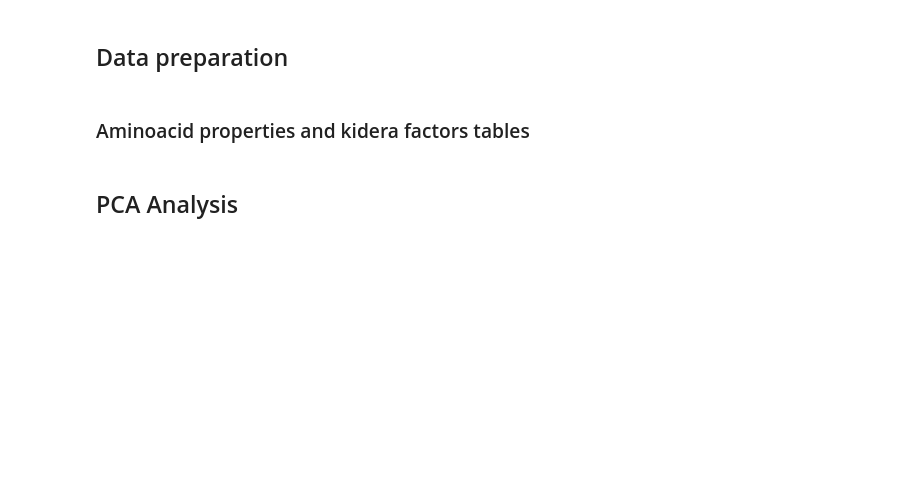
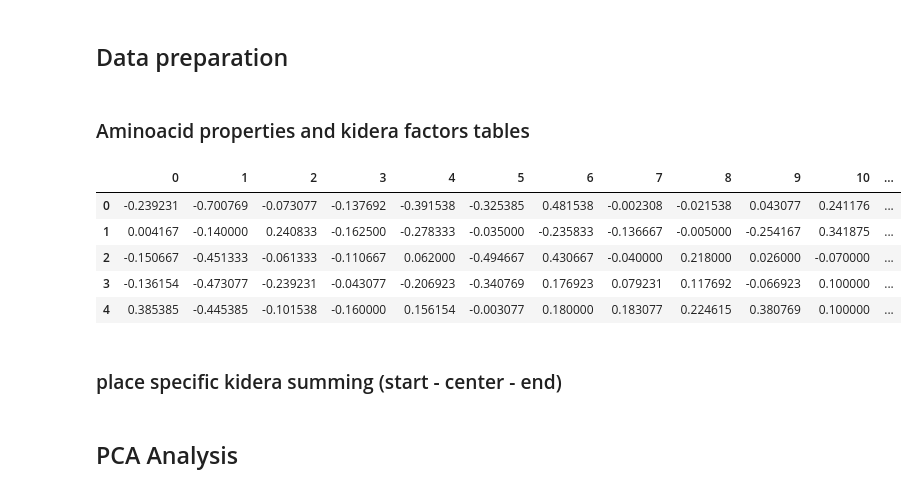
Before and after one commit to antigenomics/tcr-pairing-preferences, a Jupyter notebook: main.ipynb, the cells around one changed output. Saved outputs shown, nothing was run; the diff lists cells and outputs as text; code cells hidden in the pictures; blank space fills up the shorter version.

```diff
--- a/main.ipynb
+++ b/main.ipynb
@@ -190,3 +190,14 @@ for i in range(n_samples):
 # %%
 alpha_length = np.array([len(protein) for protein in data[:, 0]])
 beta_length = np.array([len(protein) for protein in data[:, 1]])
+# %%
+mean_kidera_pd = pd.DataFrame(np.concatenate([alpha_mean_kidera, beta_mean_kidera], axis=1))
+letters_pd = pd.DataFrame(np.concatenate([alpha_letters, beta_letters], axis=1))
+mean_kidera_pd.head()
+# %% [output]
+|  | 0 | 1 | 2 | 3 | 4 | 5 | 6 | 7 | 8 | 9 | 10 | ... |
+| 0 | -0.239231 | -0.700769 | -0.073077 | -0.137692 | -0.391538 | -0.325385 | 0.481538 | -0.002308 | -0.021538 | 0.043077 | 0.241176 | ... |
+| 1 | 0.004167 | -0.140000 | 0.240833 | -0.162500 | -0.278333 | -0.035000 | -0.235833 | -0.136667 | -0.005000 | -0.254167 | 0.341875 | ... |
+| 2 | -0.150667 | -0.451333 | -0.061333 | -0.110667 | 0.062000 | -0.494667 | 0.430667 | -0.040000 | 0.218000 | 0.026000 | -0.070000 | ... |
+| 3 | -0.136154 | -0.473077 | -0.239231 | -0.043077 | -0.206923 | -0.340769 | 0.176923 | 0.079231 | 0.117692 | -0.066923 | 0.100000 | ... |
+| 4 | 0.385385 | -0.445385 | -0.101538 | -0.160000 | 0.156154 | -0.003077 | 0.180000 | 0.183077 | 0.224615 | 0.380769 | 0.100000 | ... |
@@ -192,0 +207,2 @@ beta_length = np.array([len(protein) for protein in data[:, 1]])
+# %% [markdown]
+### place specific kidera summing (start - center - end)
```
Also changed, not shown: parts of 49 cells of this notebook, 5 other files.
